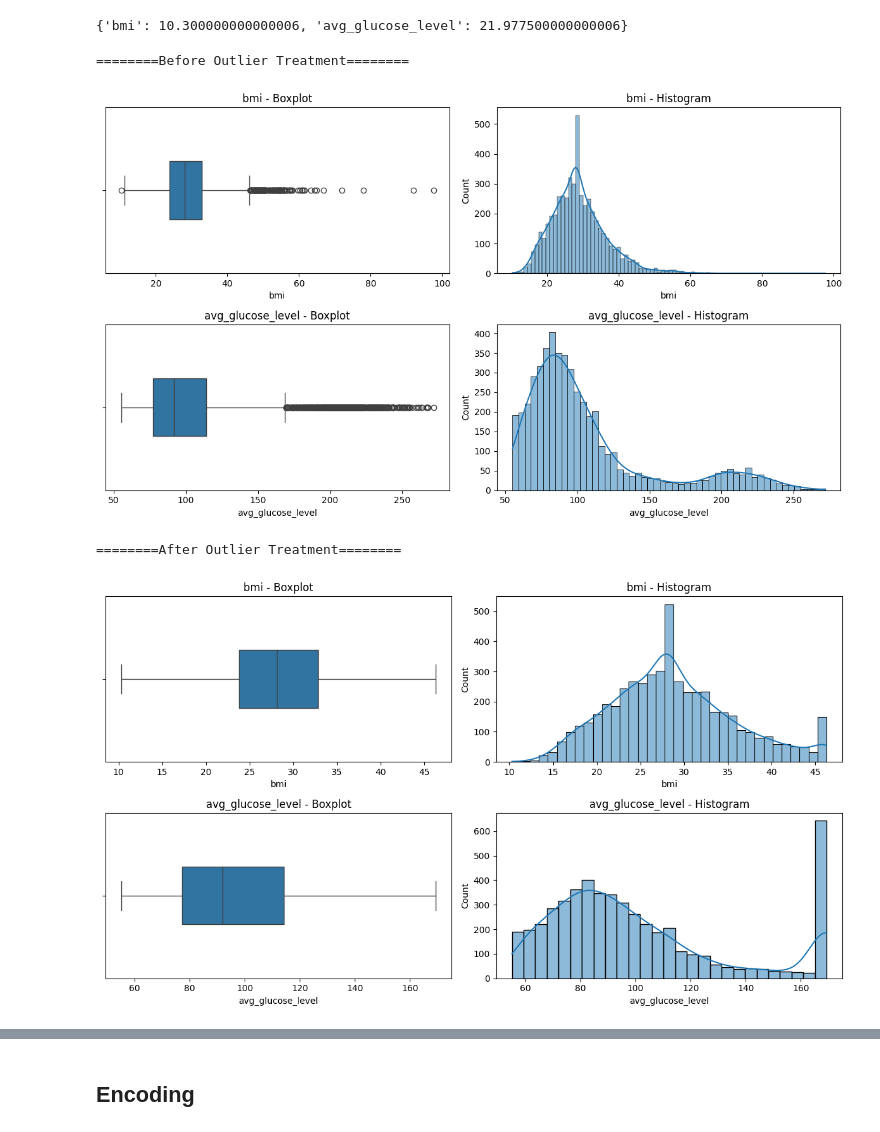
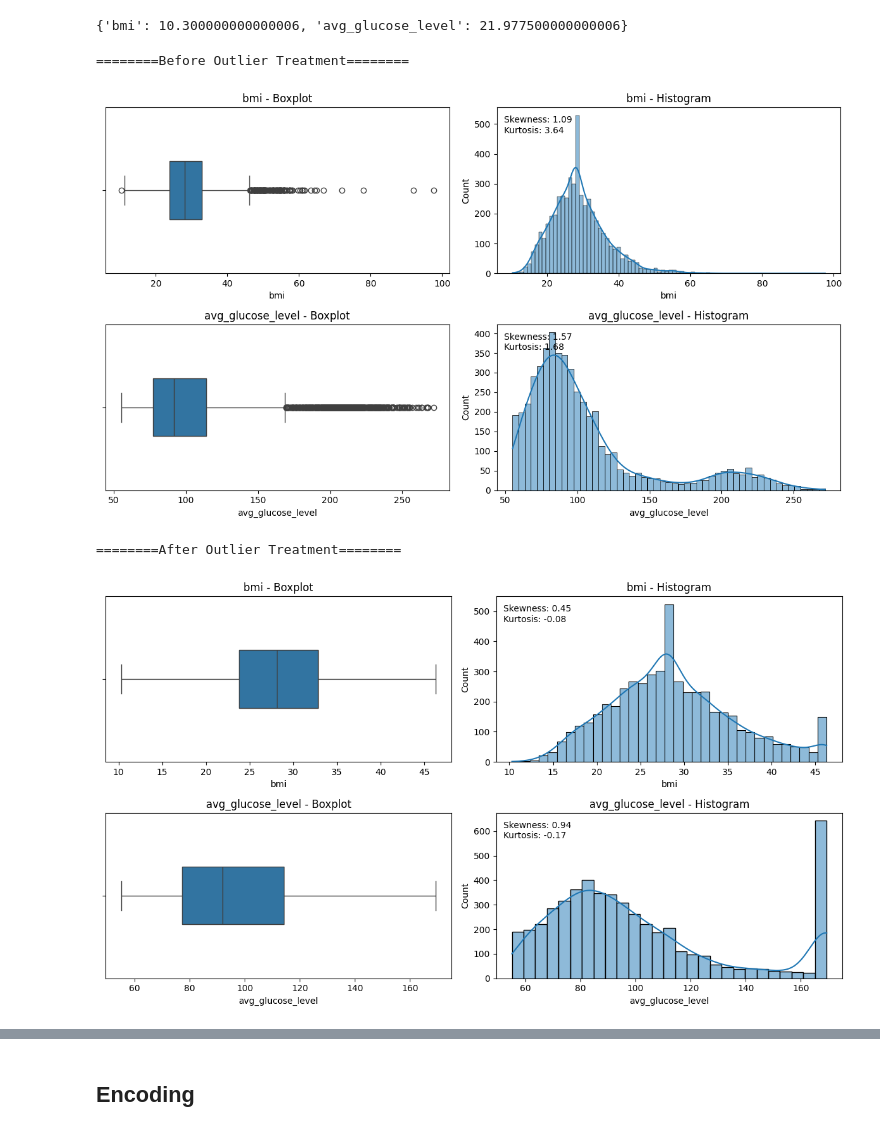
Before and after one commit to Lailah-Idrees/DA2_Assessment, a Jupyter notebook: jupyter_notebooks/ETL_Data_Analysis.ipynb, the cells around one changed output, grey strips where cells are left out. Saved outputs shown, nothing was run; the diff lists cells and outputs as text; code cells hidden in the pictures.

Commit message:
Added: Skewness, Kurtosis and Q-Q plots

```diff
--- a/jupyter_notebooks/ETL_Data_Analysis.ipynb
+++ b/jupyter_notebooks/ETL_Data_Analysis.ipynb
@@ -227,34 +227,47 @@ print("========Before Outlier Treatment========")
 selected_cols = ['bmi', 'avg_glucose_level']
 fig, axes = plt.subplots(nrows=2, ncols=2, figsize=(12, 7))
 
 for idx, col in enumerate(selected_cols):
     box_ax = axes[idx, 0]
     hist_ax = axes[idx, 1]
     sns.boxplot(data=df, x=col, ax=box_ax, width=0.35)
     sns.histplot(data=df, x=col, kde=True, ax=hist_ax)
     box_ax.set_title(f"{col} - Boxplot")
     hist_ax.set_title(f"{col} - Histogram")
+    hist_ax.text(
+        0.02,
+        0.95,
+        f"Skewness: {df[col].skew():.2f}\nKurtosis: {df[col].kurtosis():.2f}",
+        transform=hist_ax.transAxes,
+        va='top'
+    )
 
 plt.tight_layout()
 plt.show()
-
 
 print("========After Outlier Treatment========")
 selected_cols = ['bmi', 'avg_glucose_level']
 fig, axes = plt.subplots(nrows=2, ncols=2, figsize=(12, 7))
 
 for idx, col in enumerate(selected_cols):
     box_ax = axes[idx, 0]
     hist_ax = axes[idx, 1]
     sns.boxplot(data=df_transformed, x=col, ax=box_ax, width=0.35)
     sns.histplot(data=df_transformed, x=col, kde=True, ax=hist_ax)
     box_ax.set_title(f"{col} - Boxplot")
     hist_ax.set_title(f"{col} - Histogram")
+    hist_ax.text(
+        0.02,
+        0.95,
+        f"Skewness: {df_transformed[col].skew():.2f}\nKurtosis: {df_transformed[col].kurtosis():.2f}",
+        transform=hist_ax.transAxes,
+        va='top'
+    )
 
 plt.tight_layout()
 plt.show()
 # %% [output]
 ========Before Outlier Treatment========
-[figure, old version]
+[figure, new version]
 ========After Outlier Treatment========
-[figure, old version]
+[figure, new version]
```
Also changed, not shown: parts of 4 cells of this notebook.
